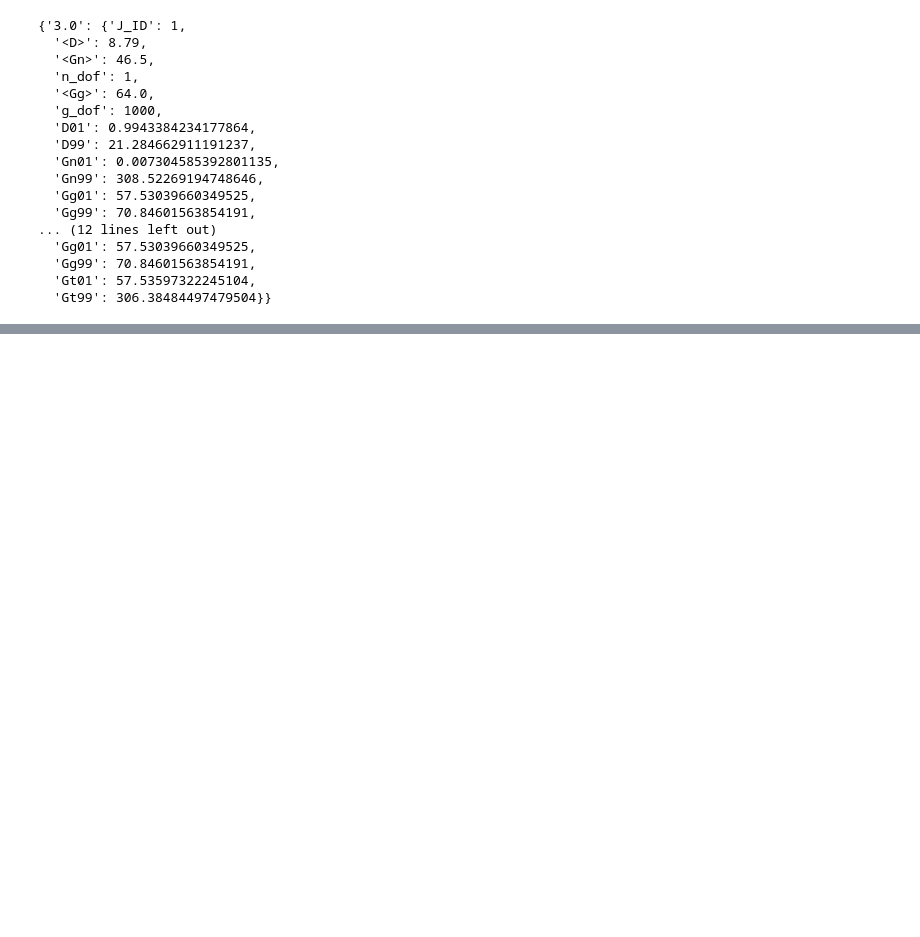
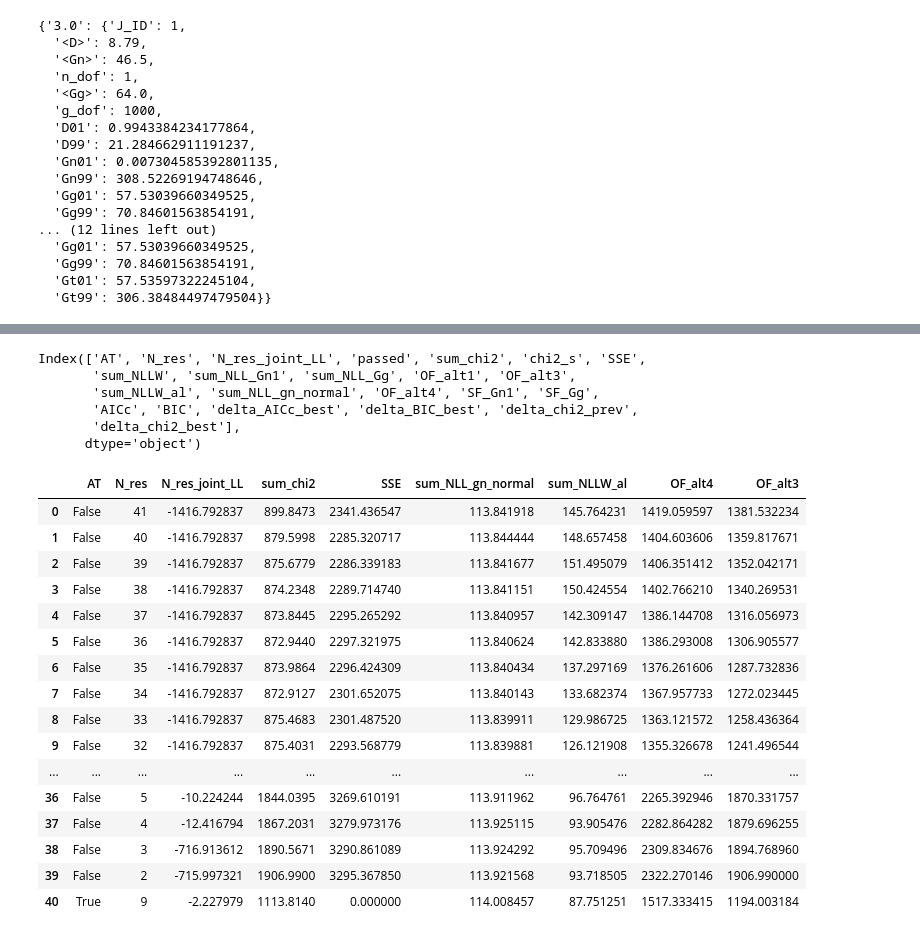
Before and after one commit to Naww137/ATARI, a Jupyter notebook: examples/Ta181_Analysis/hist_reader_comparison.ipynb, the cells around one changed output, grey strips where cells are left out. Cells and saved outputs as stored; diff of their text form; code cells hidden in the pictures; blank space fills up the shorter version.

```diff
--- a/examples/Ta181_Analysis/hist_reader_comparison.ipynb
+++ b/examples/Ta181_Analysis/hist_reader_comparison.ipynb
@@ -176,0 +181,32 @@ table_1
+# %%
+cols_to_show = table.columns
+print(cols_to_show)
+# %% [output]
+Index(['AT', 'N_res', 'N_res_joint_LL', 'passed', 'sum_chi2', 'chi2_s', 'SSE',
+       'sum_NLLW', 'sum_NLL_Gn1', 'sum_NLL_Gg', 'OF_alt1', 'OF_alt3',
+       'sum_NLLW_al', 'sum_NLL_gn_normal', 'OF_alt4', 'SF_Gn1', 'SF_Gg',
+       'AICc', 'BIC', 'delta_AICc_best', 'delta_BIC_best', 'delta_chi2_prev',
+       'delta_chi2_best'],
+      dtype='object')
+# %%
+cols_to_show= ['AT', 'N_res', 'N_res_joint_LL', 'sum_chi2', 'SSE', 'sum_NLL_gn_normal', 'sum_NLLW_al', 'OF_alt4', 'OF_alt3']
+#cols_to_show = table.columns
+table[cols_to_show]
+# %% [output]
+|  | AT | N_res | N_res_joint_LL | sum_chi2 | SSE | sum_NLL_gn_normal | sum_NLLW_al | OF_alt4 | OF_alt3 |
+| 0 | False | 41 | -1416.792837 | 899.8473 | 2341.436547 | 113.841918 | 145.764231 | 1419.059597 | 1381.532234 |
+| 1 | False | 40 | -1416.792837 | 879.5998 | 2285.320717 | 113.844444 | 148.657458 | 1404.603606 | 1359.817671 |
+| 2 | False | 39 | -1416.792837 | 875.6779 | 2286.339183 | 113.841677 | 151.495079 | 1406.351412 | 1352.042171 |
+| 3 | False | 38 | -1416.792837 | 874.2348 | 2289.714740 | 113.841151 | 150.424554 | 1402.766210 | 1340.269531 |
+| 4 | False | 37 | -1416.792837 | 873.8445 | 2295.265292 | 113.840957 | 142.309147 | 1386.144708 | 1316.056973 |
+| 5 | False | 36 | -1416.792837 | 872.9440 | 2297.321975 | 113.840624 | 142.833880 | 1386.293008 | 1306.905577 |
+| 6 | False | 35 | -1416.792837 | 873.9864 | 2296.424309 | 113.840434 | 137.297169 | 1376.261606 | 1287.732836 |
+| 7 | False | 34 | -1416.792837 | 872.9127 | 2301.652075 | 113.840143 | 133.682374 | 1367.957733 | 1272.023445 |
+| 8 | False | 33 | -1416.792837 | 875.4683 | 2301.487520 | 113.839911 | 129.986725 | 1363.121572 | 1258.436364 |
+| 9 | False | 32 | -1416.792837 | 875.4031 | 2293.568779 | 113.839881 | 126.121908 | 1355.326678 | 1241.496544 |
+| ... | ... | ... | ... | ... | ... | ... | ... | ... | ... |
+| 36 | False | 5 | -10.224244 | 1844.0395 | 3269.610191 | 113.911962 | 96.764761 | 2265.392946 | 1870.331757 |
+| 37 | False | 4 | -12.416794 | 1867.2031 | 3279.973176 | 113.925115 | 93.905476 | 2282.864282 | 1879.696255 |
+| 38 | False | 3 | -716.913612 | 1890.5671 | 3290.861089 | 113.924292 | 95.709496 | 2309.834676 | 1894.768960 |
+| 39 | False | 2 | -715.997321 | 1906.9900 | 3295.367850 | 113.921568 | 93.718505 | 2322.270146 | 1906.990000 |
+| 40 | True | 9 | -2.227979 | 1113.8140 | 0.000000 | 114.008457 | 87.751251 | 1517.333415 | 1194.003184 |
```
Also changed, not shown: parts of 10 cells of this notebook, 4 other files.
